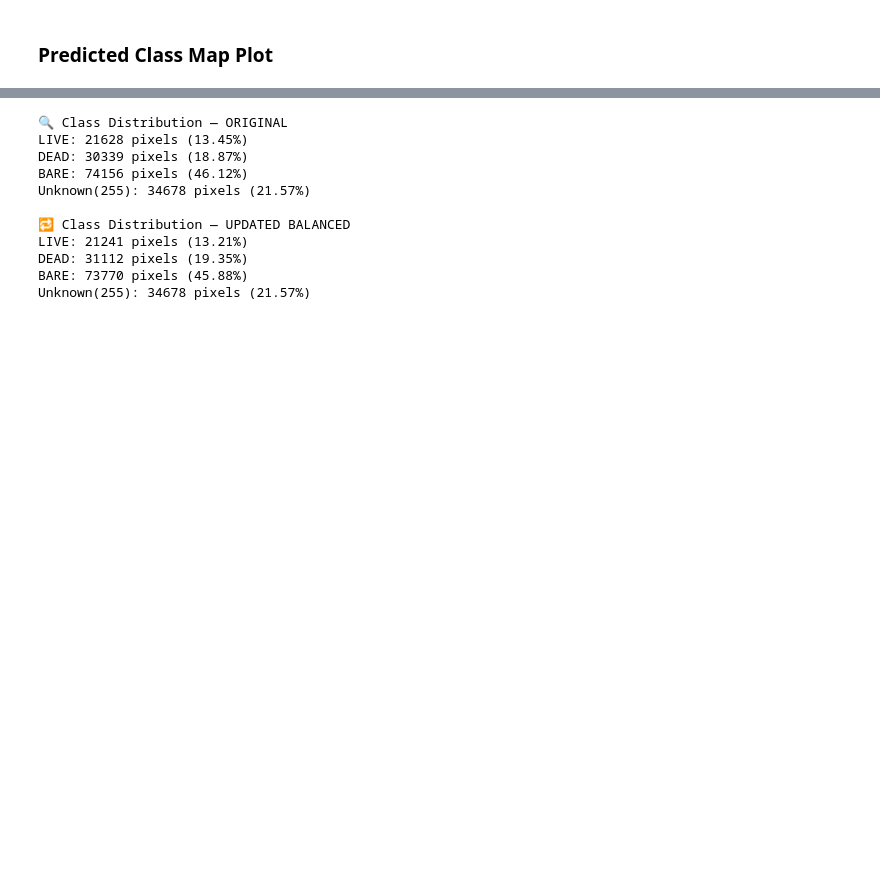
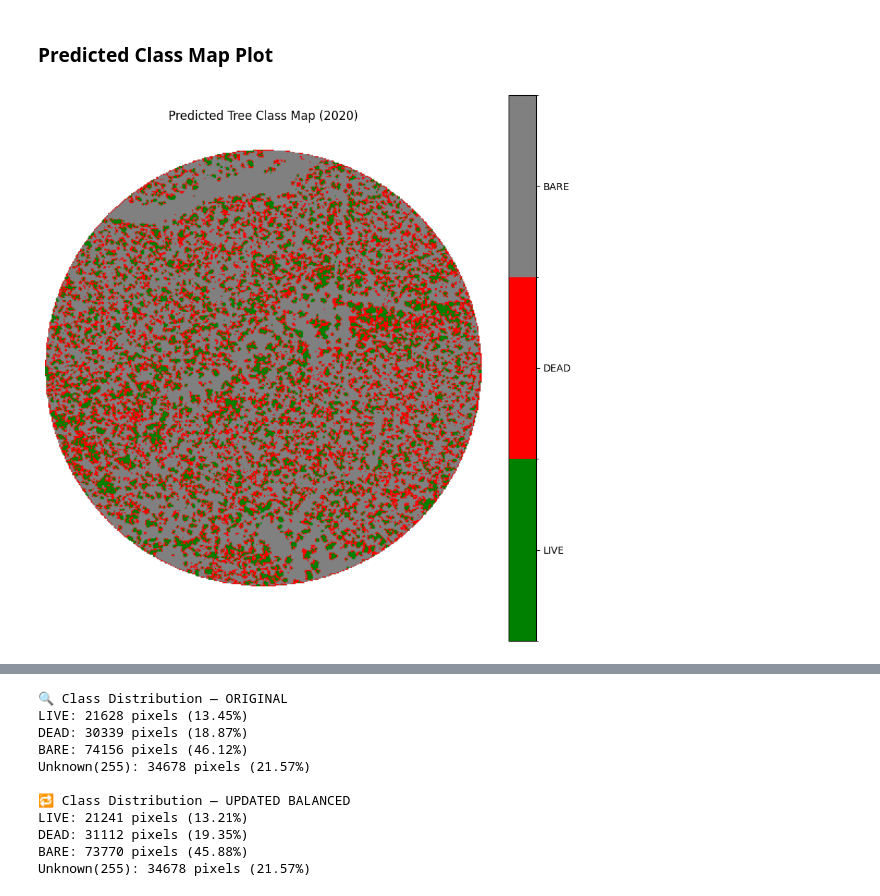
Before and after one commit to DeveshParagiri/tree-mortality, a Jupyter notebook: model.ipynb, the cells around one changed output, grey strips where cells are left out. Cells and saved outputs as stored; diff of their text form; code cells hidden in the pictures; blank space fills up the shorter version.

Commit message:
cleanup + add new graphs

```diff
--- a/model.ipynb
+++ b/model.ipynb
@@ -173,6 +173,37 @@ print(classification_report(y_test, y_pred, target_names=CLASSES))
 weighted avg       0.82      0.78      0.78        63
 # %% [markdown]
 ### Predicted Class Map Plot
+# %%
+import rasterio
+import numpy as np
+import matplotlib.pyplot as plt
+from matplotlib.colors import ListedColormap, BoundaryNorm
+
+# === CONFIG ===
+PRED_PATH = "predicted_class_map_2020.tif"
+CLASS_LABELS = ["LIVE", "DEAD", "BARE"]
+COLOR_MAP = ListedColormap(["green", "red", "gray"])  # 0, 1, 2
+NORM = BoundaryNorm([0, 1, 2, 3], COLOR_MAP.N)
+
+# === LOAD predicted raster ===
+with rasterio.open(PRED_PATH) as src:
+    pred = src.read(1)
+    nodata = src.nodata if src.nodata is not None else 255
+
+# === Mask nodata/background
+masked_pred = np.ma.masked_where(pred == nodata, pred)
+
+# === PLOT ===
+plt.figure(figsize=(8, 8))
+im = plt.imshow(masked_pred, cmap=COLOR_MAP, norm=NORM)
+cbar = plt.colorbar(im, ticks=[0.5, 1.5, 2.5])
+cbar.ax.set_yticklabels(CLASS_LABELS)
+plt.title("Predicted Tree Class Map (2020)", pad=30)
+plt.axis("off")
+plt.tight_layout()
+plt.show()
+# %% [output]
+[figure, added]
 # %%
 import rasterio
 import numpy as np
```
Also changed, not shown: parts of 6 cells of this notebook, 14 other files.
